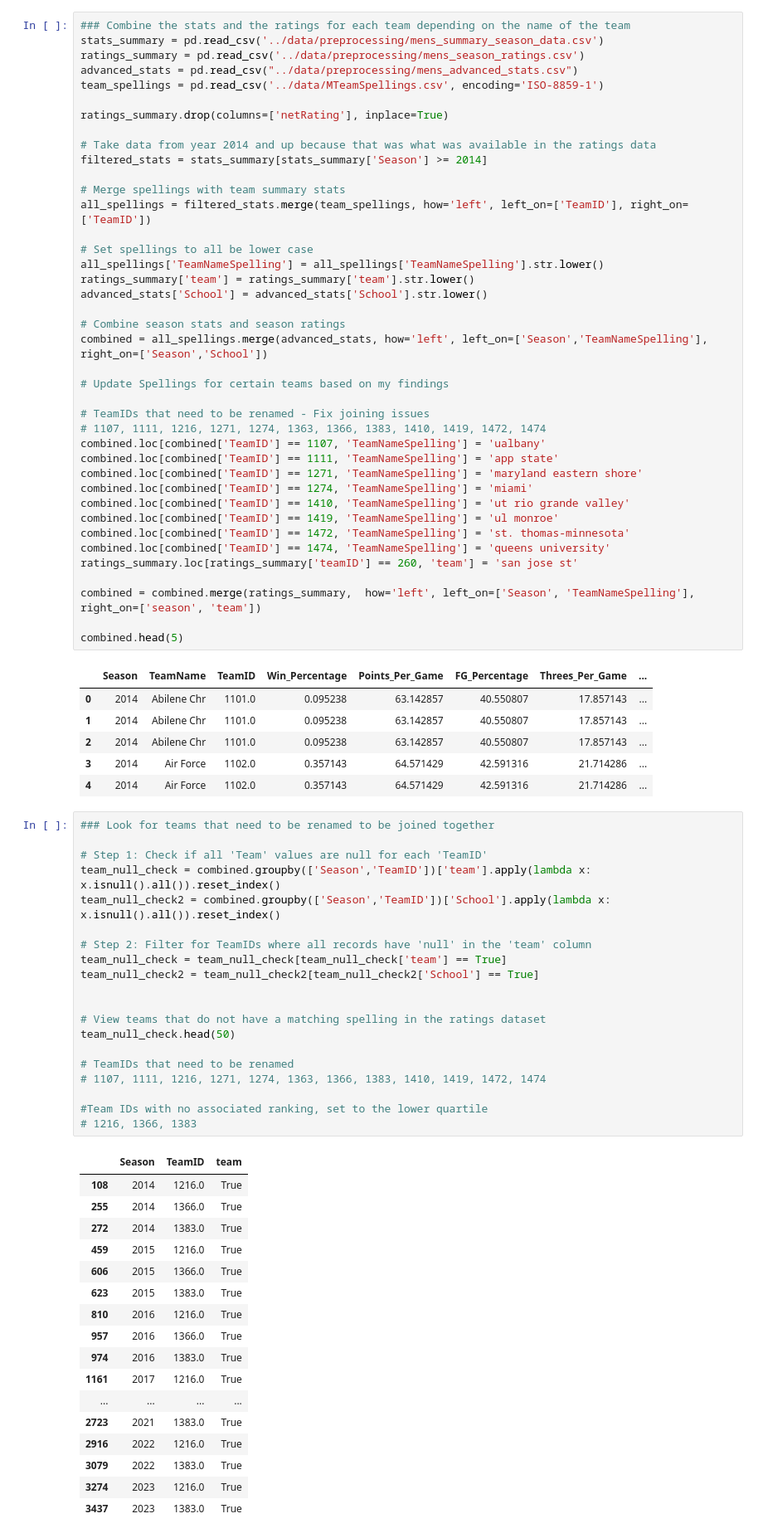
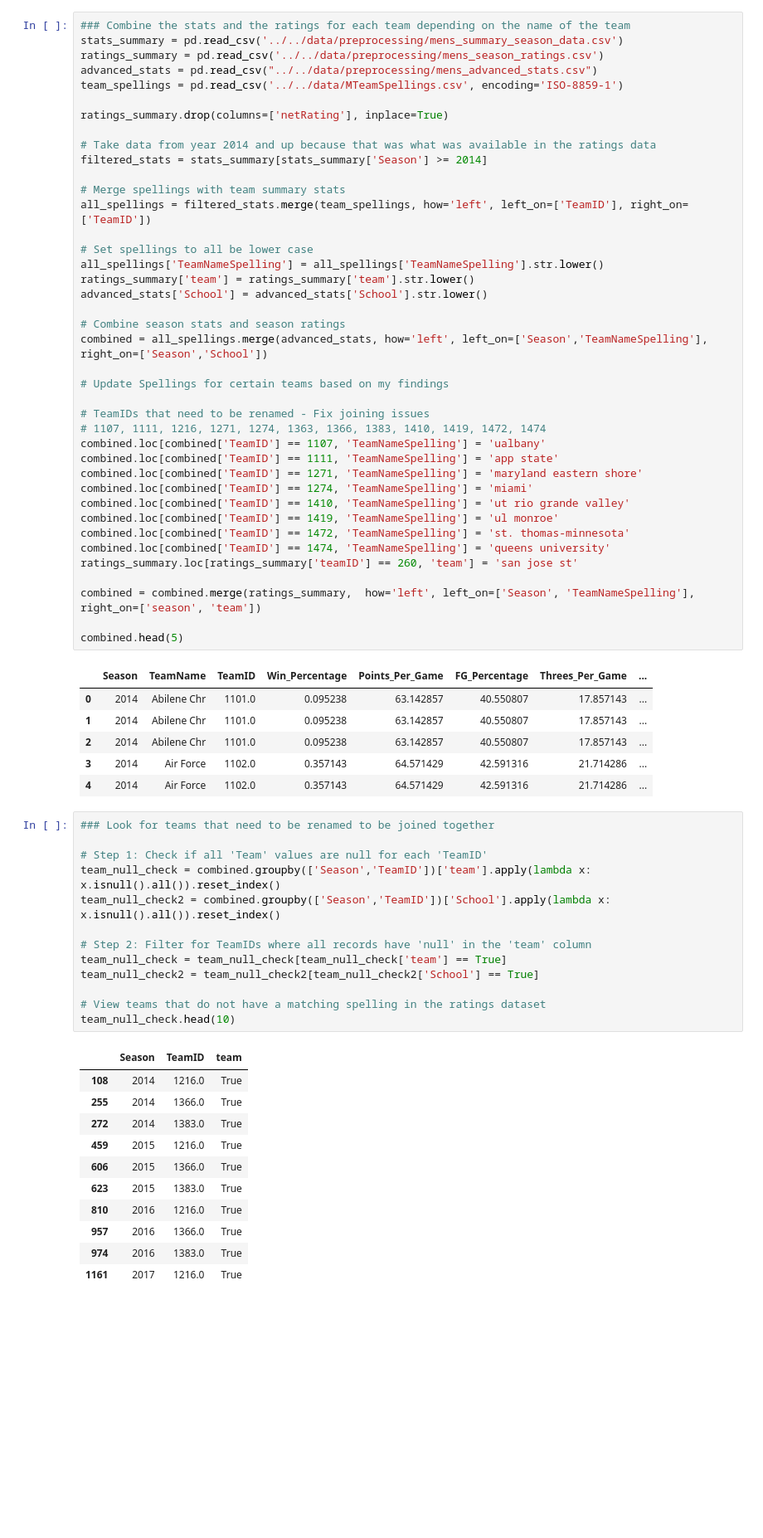
Before and after one commit to alexreid-14/March_ML_Mania_2025, a Jupyter notebook: preprocessing/ml/mens_ml_preprocessing.ipynb, the cells around one changed output. Shown at 83% size. Drawn from its saved outputs; the diff is of its cells as text; blank space fills up the shorter version.

```diff
--- a/modeling/ml_preprocessing.ipynb
+++ b/preprocessing/ml/mens_ml_preprocessing.ipynb
@@ -5,10 +5,10 @@ import os
 from pathlib import Path
 # %%
 ### Combine the stats and the ratings for each team depending on the name of the team
-stats_summary = pd.read_csv('../data/preprocessing/mens_summary_season_data.csv')
-ratings_summary = pd.read_csv('../data/preprocessing/mens_season_ratings.csv')
-advanced_stats = pd.read_csv("../data/preprocessing/mens_advanced_stats.csv")
-team_spellings = pd.read_csv('../data/MTeamSpellings.csv', encoding='ISO-8859-1')
+stats_summary = pd.read_csv('../../data/preprocessing/mens_summary_season_data.csv')
+ratings_summary = pd.read_csv('../../data/preprocessing/mens_season_ratings.csv')
+advanced_stats = pd.read_csv("../../data/preprocessing/mens_advanced_stats.csv")
+team_spellings = pd.read_csv('../../data/MTeamSpellings.csv', encoding='ISO-8859-1')
 
 ratings_summary.drop(columns=['netRating'], inplace=True)
 
@@ -53,41 +53,28 @@ combined.head(5)
 # %%
 ### Look for teams that need to be renamed to be joined together
 
 # Step 1: Check if all 'Team' values are null for each 'TeamID'
 team_null_check = combined.groupby(['Season','TeamID'])['team'].apply(lambda x: x.isnull().all()).reset_index()
 team_null_check2 = combined.groupby(['Season','TeamID'])['School'].apply(lambda x: x.isnull().all()).reset_index()
 
 # Step 2: Filter for TeamIDs where all records have 'null' in the 'team' column
 team_null_check = team_null_check[team_null_check['team'] == True]
 team_null_check2 = team_null_check2[team_null_check2['School'] == True]
 
-
 # View teams that do not have a matching spelling in the ratings dataset
-team_null_check.head(50)
-
-# TeamIDs that need to be renamed
-# 1107, 1111, 1216, 1271, 1274, 1363, 1366, 1383, 1410, 1419, 1472, 1474
-
-#Team IDs with no associated ranking, set to the lower quartile
-# 1216, 1366, 1383
+team_null_check.head(10)
 # %% [output]
 |  | Season | TeamID | team |
 | 108 | 2014 | 1216.0 | True |
 | 255 | 2014 | 1366.0 | True |
 | 272 | 2014 | 1383.0 | True |
 | 459 | 2015 | 1216.0 | True |
 | 606 | 2015 | 1366.0 | True |
 | 623 | 2015 | 1383.0 | True |
 | 810 | 2016 | 1216.0 | True |
 | 957 | 2016 | 1366.0 | True |
 | 974 | 2016 | 1383.0 | True |
 | 1161 | 2017 | 1216.0 | True |
-| ... | ... | ... | ... |
-| 2723 | 2021 | 1383.0 | True |
-| 2916 | 2022 | 1216.0 | True |
-| 3079 | 2022 | 1383.0 | True |
-| 3274 | 2023 | 1216.0 | True |
-| 3437 | 2023 | 1383.0 | True |
 # %%
 ### Find the Lower quantile for offensive rating, defensive rating, and srs rating and use that for the three teams that don't have ratings
 
```
Also changed, not shown: parts of 5 cells of this notebook, 6 other files.
